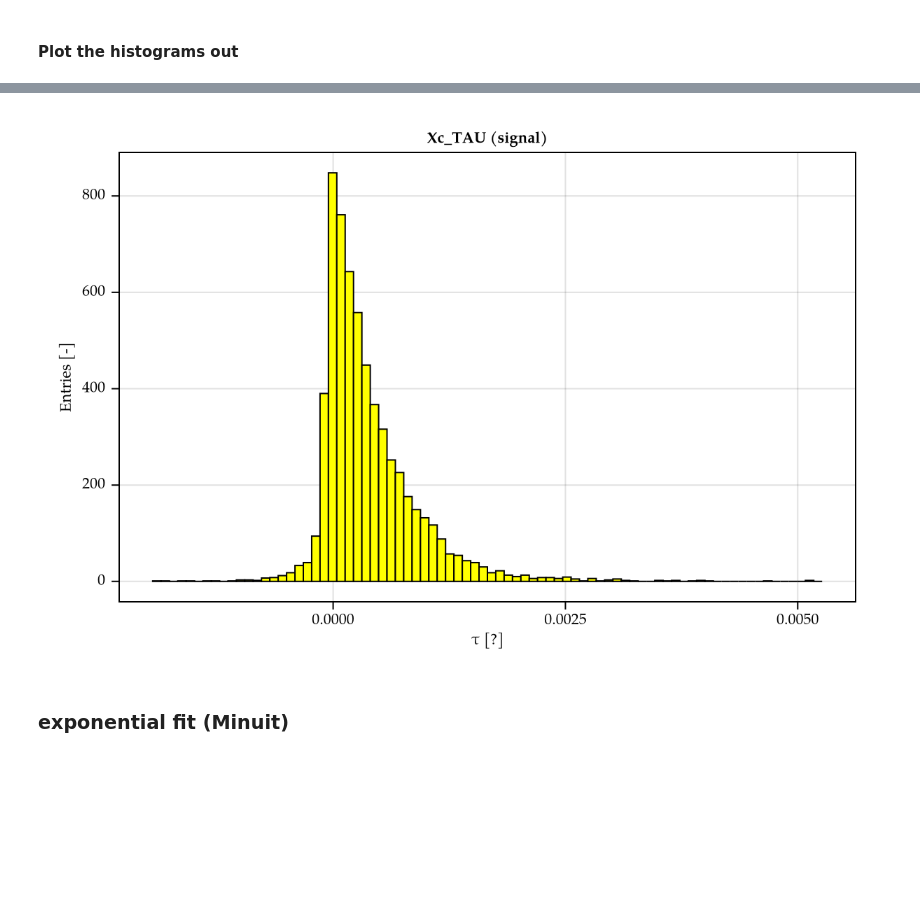
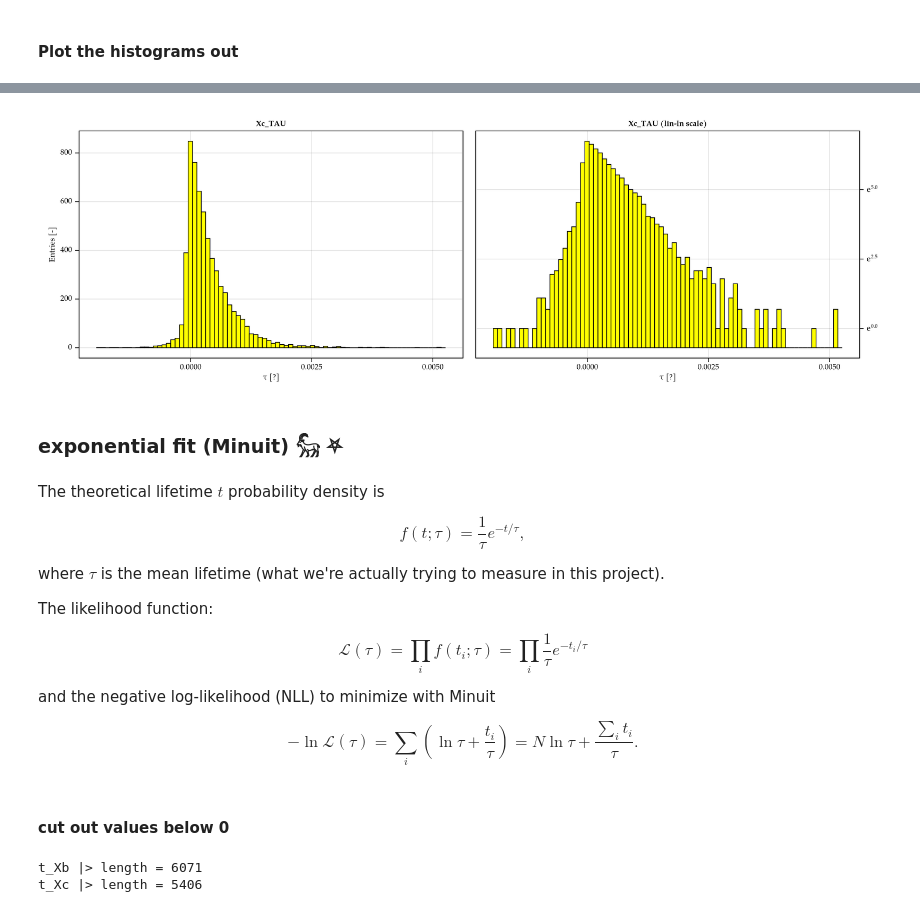
Before and after one commit to Arateniz/Project-MIDAS, a Jupyter notebook: decisiontreeclassifier.ipynb, the cells around one changed output, grey strips where cells are left out. Saved outputs shown, nothing was run; the diff lists cells and outputs as text; code cells hidden in the pictures; blank space fills up the shorter version.

Commit message:
tau -- minuitowane

```diff
--- a/decisiontreeclassifier.ipynb
+++ b/decisiontreeclassifier.ipynb
@@ -1358,27 +1376,72 @@ fig_Xb_TAU_final
 # %%
-fig_Xc_TAU_final = Figure(; size=(600,400))
+fig_Xc_TAU_final = Figure(; size=(1200,400))
 
 ax = Axis(
     fig_Xc_TAU_final[1, 1],
-    title = "Xc_TAU (signal)",
+    title = "Xc_TAU",
     xlabel = L"$\tau$ [?]",
     ylabel = "Entries [-]",
     # yscale = log10
 )
 
 barplot!(
     hist_Xc_TAU_signal.edges[1][1:end-1],
     hist_Xc_TAU_signal.weights,
     width = step(bins_Xc_TAU),
     gap = 0,
     color = :yellow,
     strokecolor = :black,
     strokewidth = 1,
     label = "background"
 )
 
+ax = Axis(
+    fig_Xc_TAU_final[1, 2],
+    title = "Xc_TAU (lin-ln scale)",
+    xlabel = L"$\tau$ [?]",
+    yaxisposition = :right,
+    yscale = log,
+)
+
+barplot!(
+    hist_Xc_TAU_signal.edges[1][1:end-1],
+    hist_Xc_TAU_signal.weights,
+    width = step(bins_Xc_TAU),
+    gap = 0,
+    color = :yellow,
+    strokecolor = :black,
+    strokewidth = 1,
+    label = "background"
+)
 fig_Xc_TAU_final
 # %% [output]
-[figure, old version]
+[figure, new version]
 # %% [markdown]
-### exponential fit (Minuit)
+### exponential fit (Minuit) 𓃵 ⛧
+# %% [markdown]
+The theoretical lifetime $t$ probability density is
+
+$$ f(t;\tau) = \frac{1}{\tau}e^{-t/\tau}, $$
+
+where $\tau$ is the mean lifetime (what we're actually trying to measure in this project).
+
+The likelihood function:
+
+$$ \mathcal{L}(\tau) = \prod_i f(t_i;\tau) = \prod_i \frac{1}{\tau}e^{-t_i/\tau} $$
+
+and the negative log-likelihood (NLL) to minimize with Minuit
+
+$$ -\ln\mathcal{L}(\tau) = \sum_i\left(\ln\tau + \frac{t_i}{\tau}\right) = N\ln\tau + \frac{\sum_i t_i}{\tau}. $$
+# %% [markdown]
+#### cut out values below 0
+# %%
+t_Xb = df_exp_signal.Xb_TAU
+t_Xb = t_Xb[t_Xb .> 0]
+@show t_Xb |> length
+
+t_Xc = df_exp_signal.Xc_TAU
+t_Xc = t_Xc[t_Xc .> 0]
+@show t_Xc |> length;
+# %% [output]
+t_Xb |> length = 6071
+t_Xc |> length = 5406
```
Also changed, not shown: parts of 18 cells of this notebook, 1 other file.
